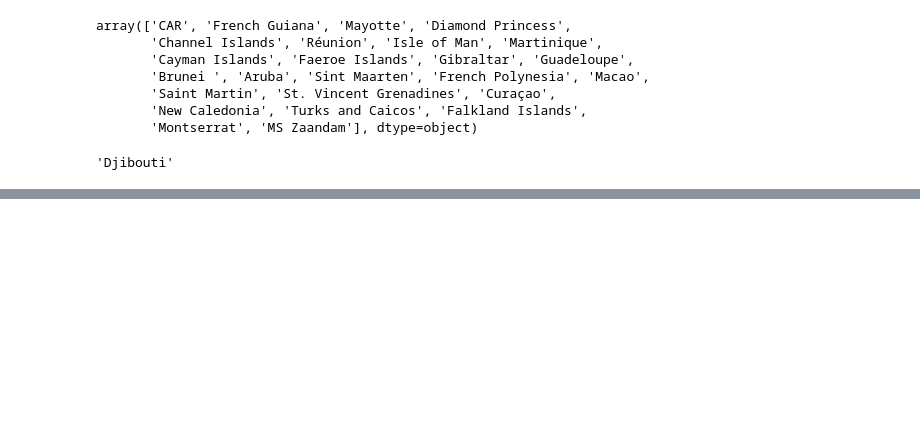
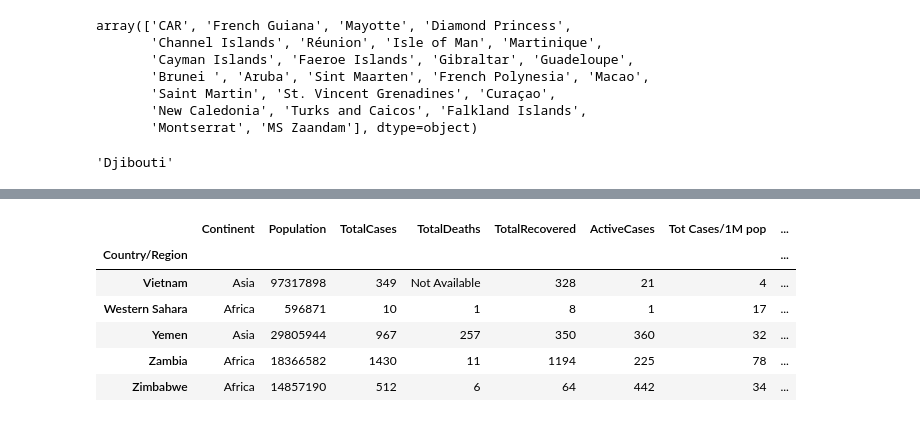
Before and after one commit to adimehta03/CODS-NLP-ML-Team, a Jupyter notebook: data-viz/worldometer_site_web_scrapping.ipynb, the cells around one changed output, grey strips where cells are left out. Saved outputs shown, nothing was run; the diff lists cells and outputs as text; code cells hidden in the pictures; blank space fills up the shorter version.

```diff
--- a/data-viz/worldometer_site_web_scrapping.ipynb
+++ b/data-viz/worldometer_site_web_scrapping.ipynb
@@ -288,0 +237,12 @@ df_bs
+# %%
+df['Latitude']=[x[1] for x in lat]
+df['Longitude']=[y[1] for y in long]
+df.tail()
+# %% [output]
+|  | Continent | Population | TotalCases | TotalDeaths | TotalRecovered | ActiveCases | Tot Cases/1M pop | ... |
+| Country/Region |  |  |  |  |  |  |  | ... |
+| Vietnam | Asia | 97317898 | 349 | Not Available | 328 | 21 | 4 | ... |
+| Western Sahara | Africa | 596871 | 10 | 1 | 8 | 1 | 17 | ... |
+| Yemen | Asia | 29805944 | 967 | 257 | 350 | 360 | 32 | ... |
+| Zambia | Africa | 18366582 | 1430 | 11 | 1194 | 225 | 78 | ... |
+| Zimbabwe | Africa | 14857190 | 512 | 6 | 64 | 442 | 34 | ... |
```
Also changed, not shown: parts of 24 cells of this notebook.
